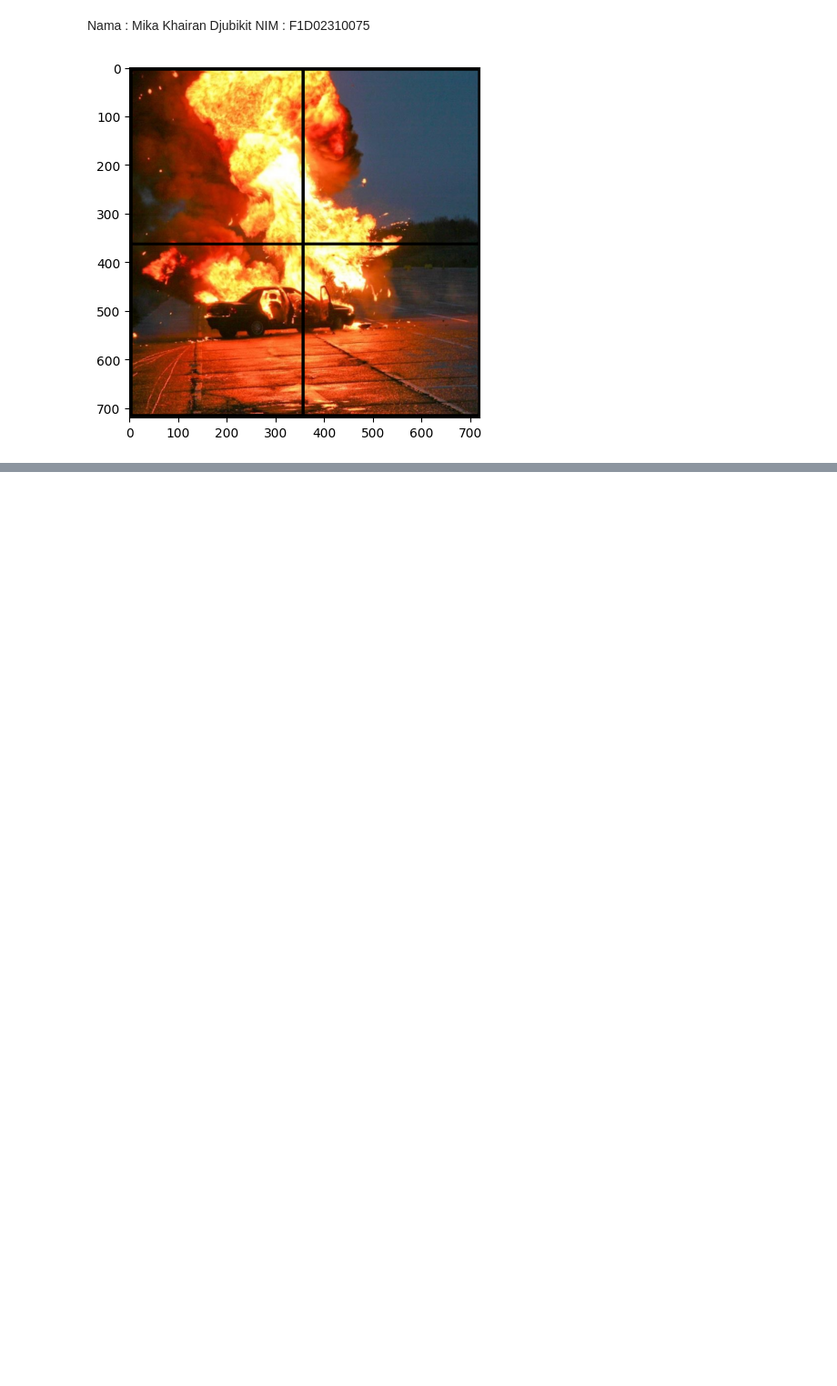
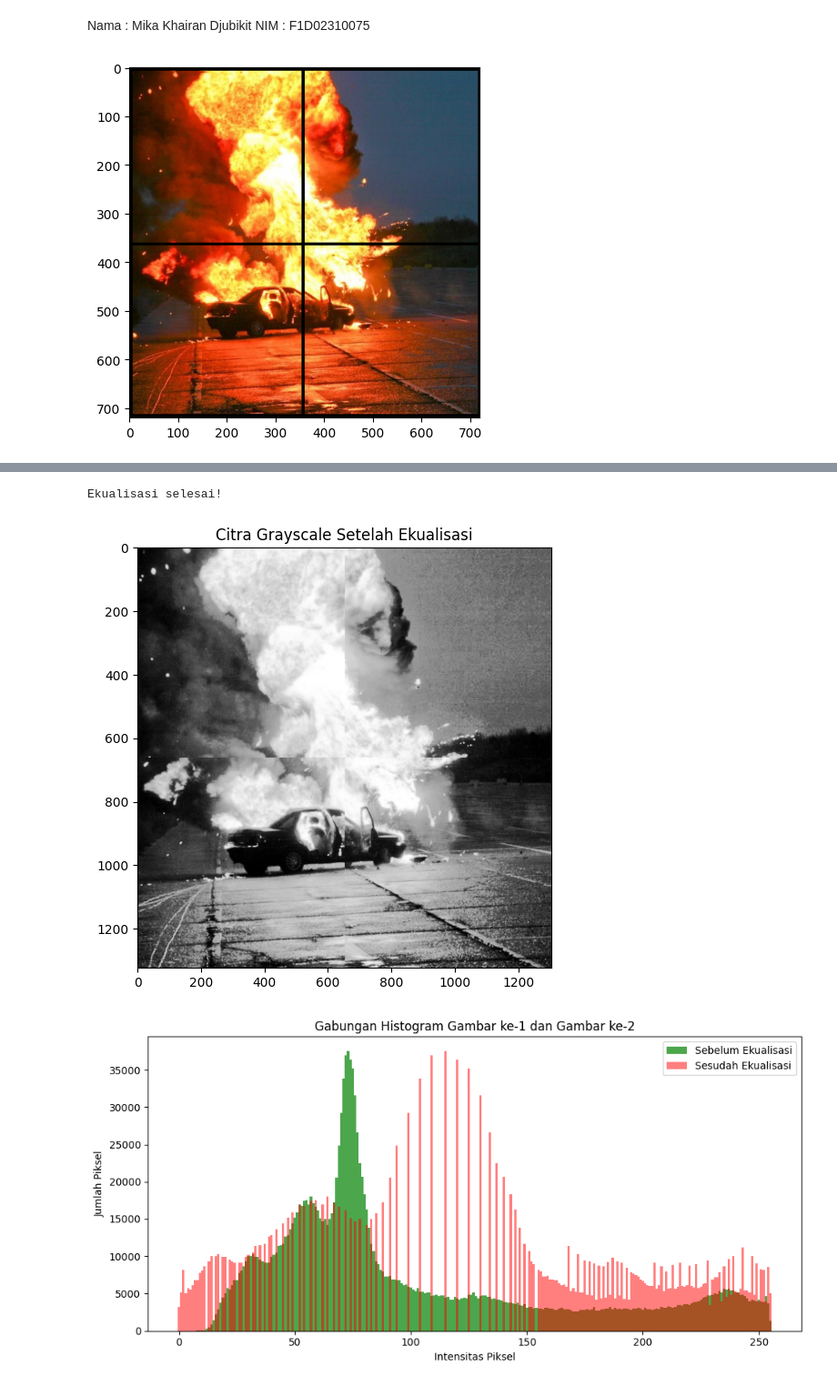
Before and after one commit to praktikum-pcd-2026/modul-2-jurnal-Khadjoe, a Jupyter notebook: Jurnal2.ipynb, the cells around one changed output, grey strips where cells are left out. Shown at 91% size. Cells and saved outputs as stored; diff of their text form; code cells hidden in the pictures; blank space fills up the shorter version.

```diff
--- a/Jurnal2.ipynb
+++ b/Jurnal2.ipynb
@@ -138,0 +101,64 @@ plt.show()
+# %%
+tg, lb = bg_gray.shape
+N = tg * lb          # Total piksel
+
+# ---------- A. Hitung Histogram ----------
+# Hitung frekuensi setiap nilai intensitas (0–255)
+hist_sebelum = np.zeros(256, dtype=np.int64)
+for i in range(256):
+    hist_sebelum[i] = np.sum(bg_gray == i)
+
+# ---------- B. Hitung CDF Kumulatif ----------
+cdf = np.zeros(256, dtype=np.int64)
+cdf[0] = hist_sebelum[0]
+for i in range(1, 256):
+    cdf[i] = cdf[i-1] + hist_sebelum[i]   # Jumlahkan secara bertahap
+
+# ---------- C. Cari CDF minimum yang tidak nol ----------
+cdf_min = 0
+for i in range(256):
+    if cdf[i] > 0:
+        cdf_min = cdf[i]
+        break
+
+# ---------- D. Buat Lookup Table (tabel pemetaan intensitas) ----------
+# Setiap intensitas lama → intensitas baru
+lookup = np.zeros(256, dtype=np.uint8)
+for i in range(256):
+    if (N - cdf_min) > 0:
+        # Rumus ekualisasi histogram
+        nilai_baru = np.round((cdf[i] - cdf_min) / (N - cdf_min) * 255)
+        lookup[i] = int(np.clip(nilai_baru, 0, 255))
+
+# ---------- E. Terapkan Lookup Table ----------
+bg_gray_eq = np.zeros((tg, lb), dtype=np.uint8)
+for y in range(tg):
+    for x in range(lb):
+        bg_gray_eq[y, x] = lookup[bg_gray[y, x]]
+
+print("Ekualisasi selesai!")
+plt.figure(figsize=(6, 6))
+plt.imshow(bg_gray_eq, cmap='gray', vmin=0, vmax=255)
+plt.title('Citra Grayscale Setelah Ekualisasi')
+plt.show()
+
+
+# Hitung histogram sesudah ekualisasi
+hist_sesudah = np.zeros(256, dtype=np.int64)
+for i in range(256):
+    hist_sesudah[i] = np.sum(bg_gray_eq == i)
+
+# Tampilkan dalam satu grafik dengan dua warna
+plt.figure(figsize=(10, 5))
+plt.bar(range(256), hist_sebelum, color='green',  width=1, alpha=0.7, label='Sebelum Ekualisasi')
+plt.bar(range(256), hist_sesudah, color='red',    width=1, alpha=0.5, label='Sesudah Ekualisasi')
+plt.title('Gabungan Histogram Gambar ke-1 dan Gambar ke-2')
+plt.xlabel('Intensitas Piksel')
+plt.ylabel('Jumlah Piksel')
+plt.legend()
+plt.tight_layout()
+plt.show()
+# %% [output]
+Ekualisasi selesai!
+[figure, added]
+[figure, added]
```
Also changed, not shown: parts of 8 cells of this notebook.
